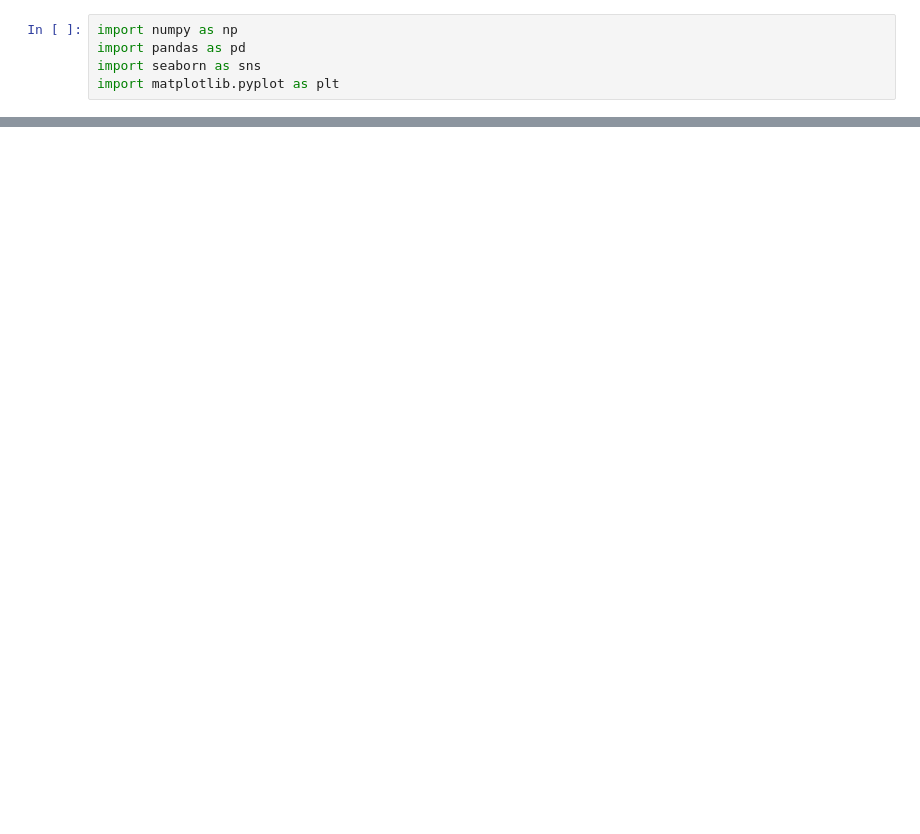
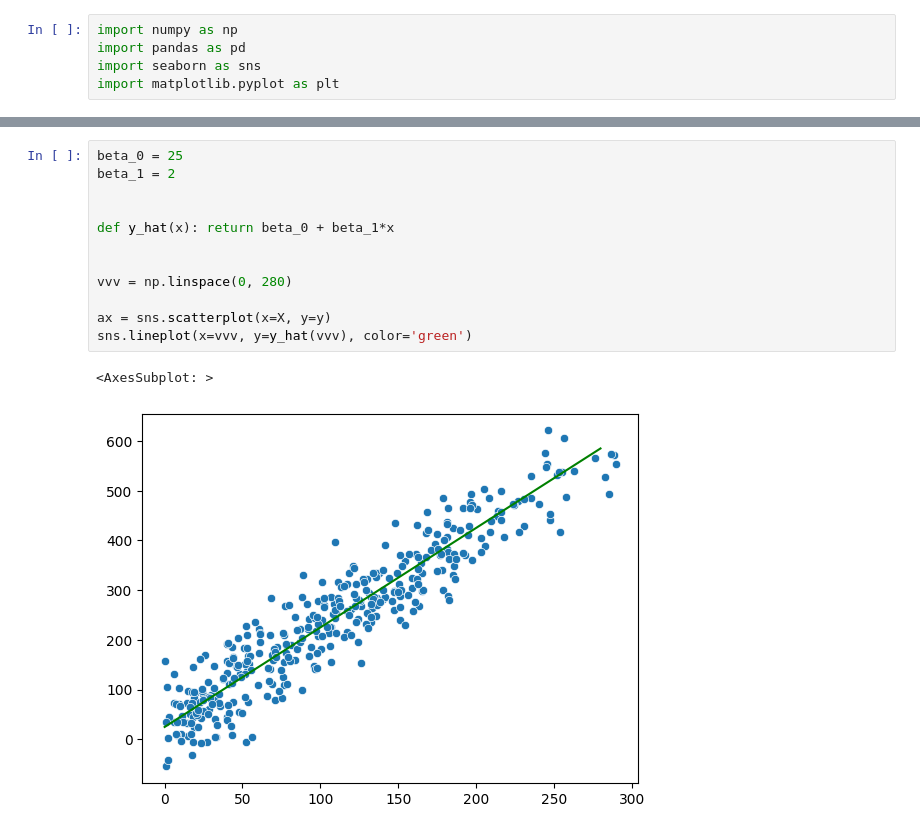
Before and after one commit to CyrilleKolle/Machine-Learning-Cyrille-Ngide, a Jupyter notebook: exercices/Linear-regression.ipynb, the cells around one changed output, grey strips where cells are left out. Drawn from its saved outputs; the diff is of its cells as text; blank space fills up the shorter version.

```diff
--- a/exercices/Linear-regression.ipynb
+++ b/exercices/Linear-regression.ipynb
@@ -23,0 +40,15 @@ ax = sns.pairplot(df, height=2)
+# %%
+beta_0 = 25
+beta_1 = 2
+
+
+def y_hat(x): return beta_0 + beta_1*x
+
+
+vvv = np.linspace(0, 280)
+
+ax = sns.scatterplot(x=X, y=y)
+sns.lineplot(x=vvv, y=y_hat(vvv), color='green')
+# %% [output]
+<AxesSubplot: >
+[figure, added]
```
Also changed, not shown: parts of 29 cells of this notebook, 3 other files.
